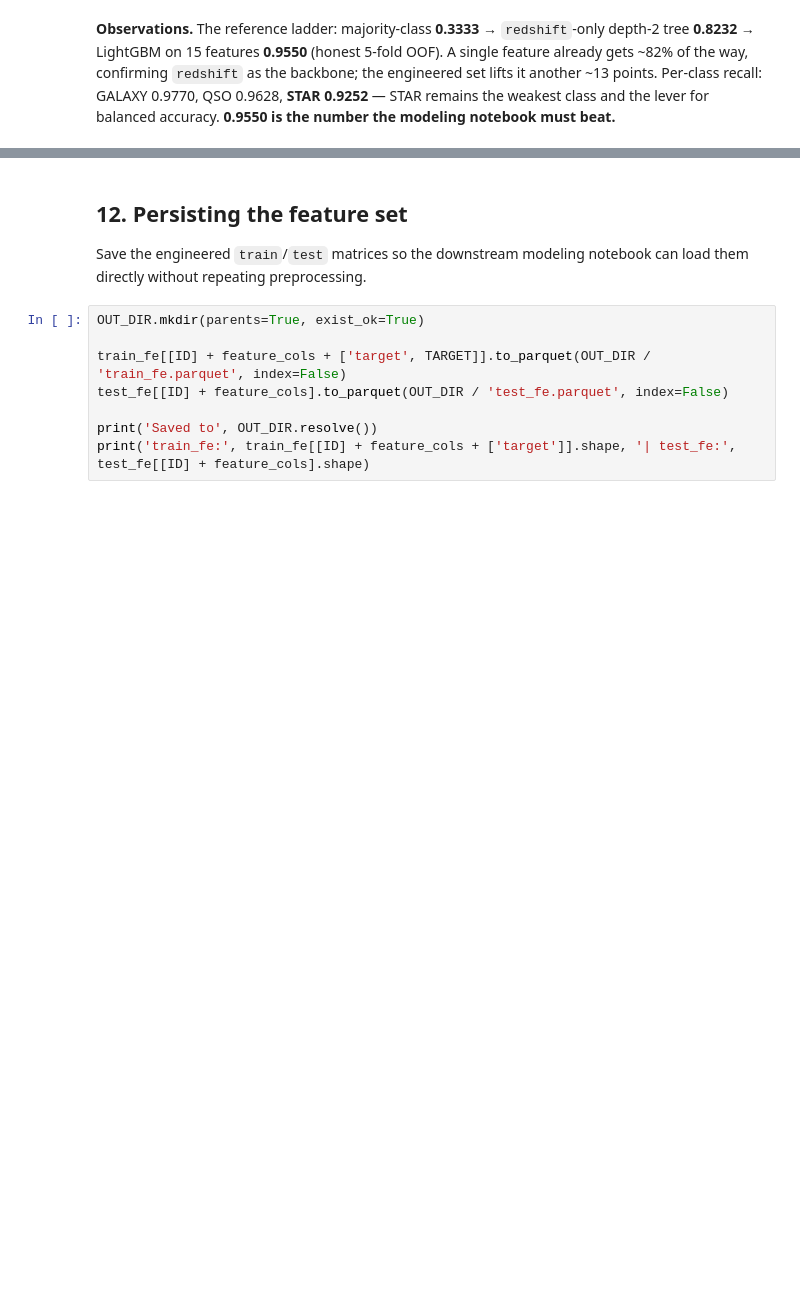
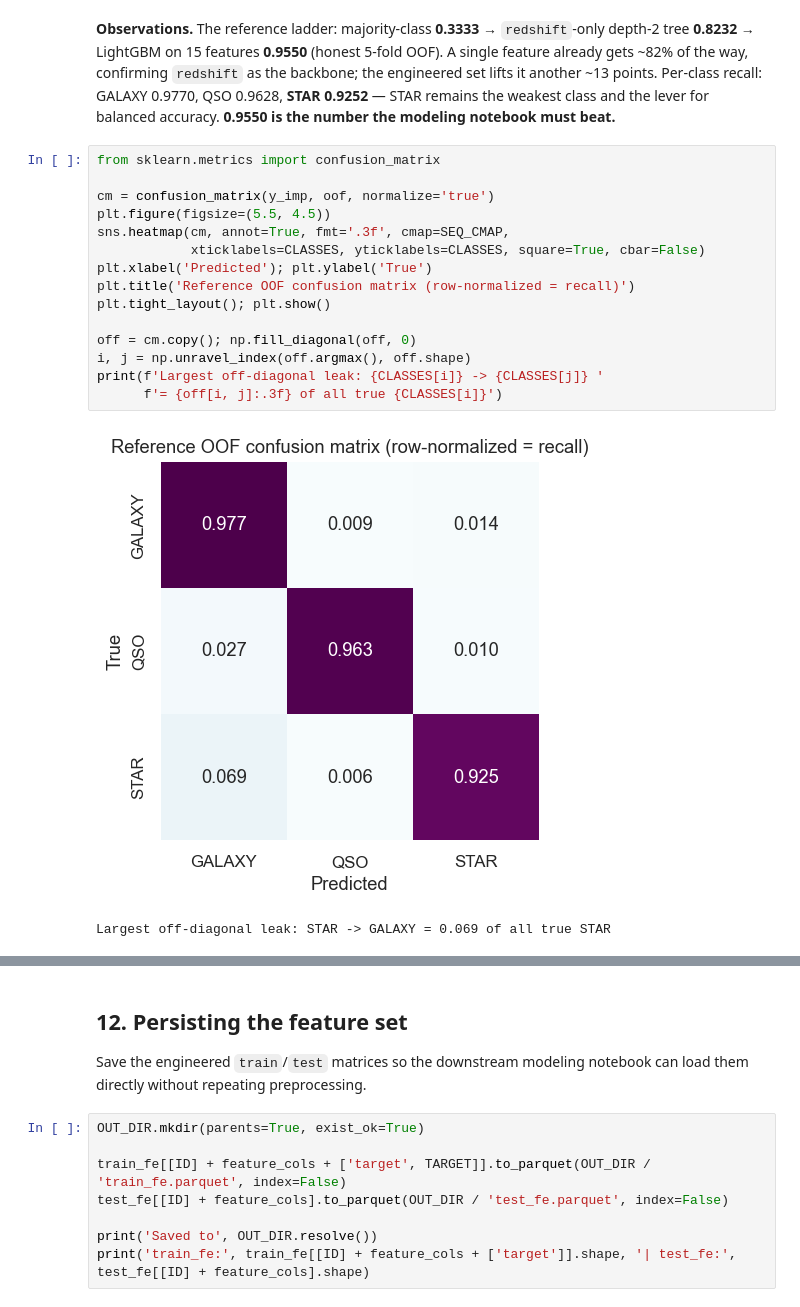
Before and after one commit to FlexonaFFt/MLKaggleTasks, a Jupyter notebook: competitions/predicting-stellar-class/notebooks/eda_note.ipynb, the cells around one changed output, grey strips where cells are left out. Saved outputs shown, nothing was run; the diff lists cells and outputs as text; blank space fills up the shorter version.

```diff
--- a/competitions/predicting-stellar-class/notebooks/eda_note.ipynb
+++ b/competitions/predicting-stellar-class/notebooks/eda_note.ipynb
@@ -657,2 +770,20 @@ print(classification_report(y_imp, oof, target_names=CLASSES, digits=4))
 # %% [markdown]
 **Observations.** The reference ladder: majority-class **0.3333** → `redshift`-only depth-2 tree **0.8232** → LightGBM on 15 features **0.9550** (honest 5-fold OOF). A single feature already gets ~82% of the way, confirming `redshift` as the backbone; the engineered set lifts it another ~13 points. Per-class recall: GALAXY 0.9770, QSO 0.9628, **STAR 0.9252** — STAR remains the weakest class and the lever for balanced accuracy. **0.9550 is the number the modeling notebook must beat.**
+# %%
+from sklearn.metrics import confusion_matrix
+
+cm = confusion_matrix(y_imp, oof, normalize='true')
+plt.figure(figsize=(5.5, 4.5))
+sns.heatmap(cm, annot=True, fmt='.3f', cmap=SEQ_CMAP,
+            xticklabels=CLASSES, yticklabels=CLASSES, square=True, cbar=False)
+plt.xlabel('Predicted'); plt.ylabel('True')
+plt.title('Reference OOF confusion matrix (row-normalized = recall)')
+plt.tight_layout(); plt.show()
+
+off = cm.copy(); np.fill_diagonal(off, 0)
+i, j = np.unravel_index(off.argmax(), off.shape)
+print(f'Largest off-diagonal leak: {CLASSES[i]} -> {CLASSES[j]} '
+      f'= {off[i, j]:.3f} of all true {CLASSES[i]}')
+# %% [output]
+[figure, added]
+Largest off-diagonal leak: STAR -> GALAXY = 0.069 of all true STAR
```
Also changed, not shown: parts of 11 cells of this notebook, 3 other files.
